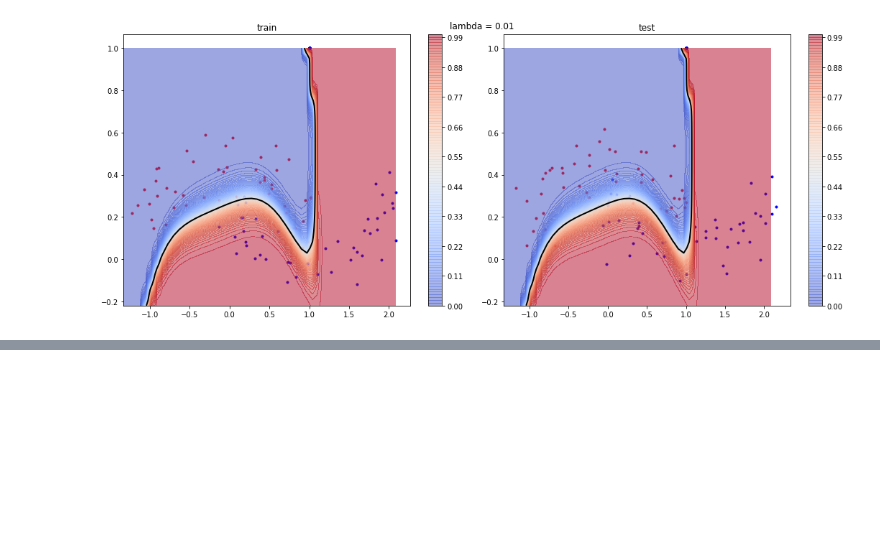
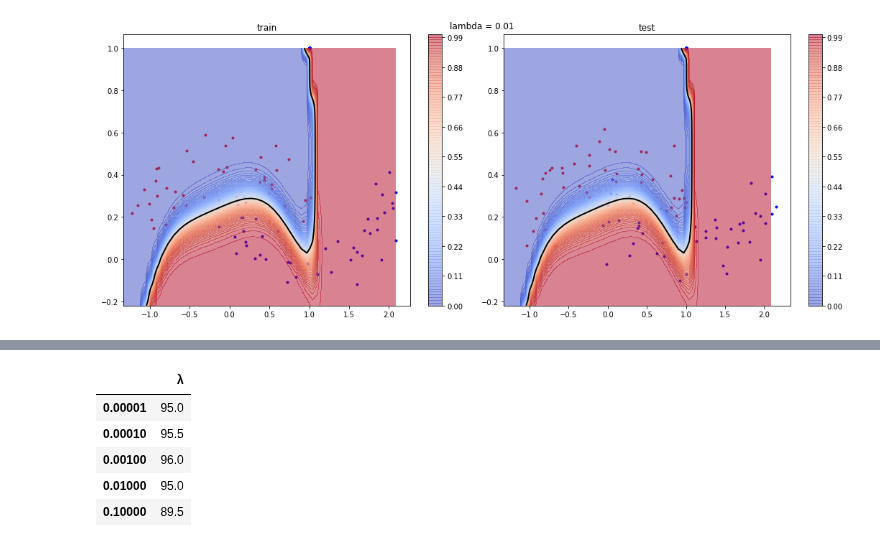
Before and after one commit to insu0929/mlproject, a Jupyter notebook: assign06_20140313.ipynb, the cells around one changed output, grey strips where cells are left out. Saved outputs shown, nothing was run; the diff lists cells and outputs as text; code cells hidden in the pictures; blank space fills up the shorter version.

```diff
--- a/assign06_20140313.ipynb
+++ b/assign06_20140313.ipynb
@@ -325,0 +341,9 @@ plt.tight_layout()
+# %%
+test_df
+# %% [output]
+|  | λ |
+| 0.00001 | 95.0 |
+| 0.00010 | 95.5 |
+| 0.00100 | 96.0 |
+| 0.01000 | 95.0 |
+| 0.10000 | 89.5 |
```
Also changed, not shown: parts of 5 cells of this notebook.
